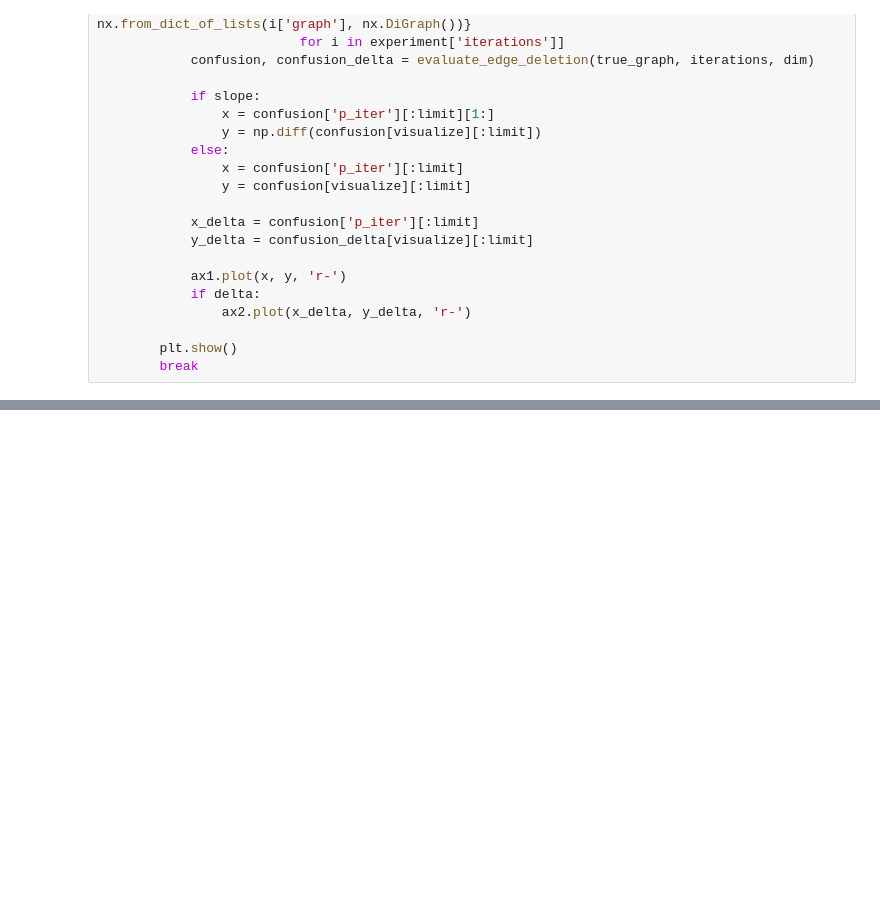
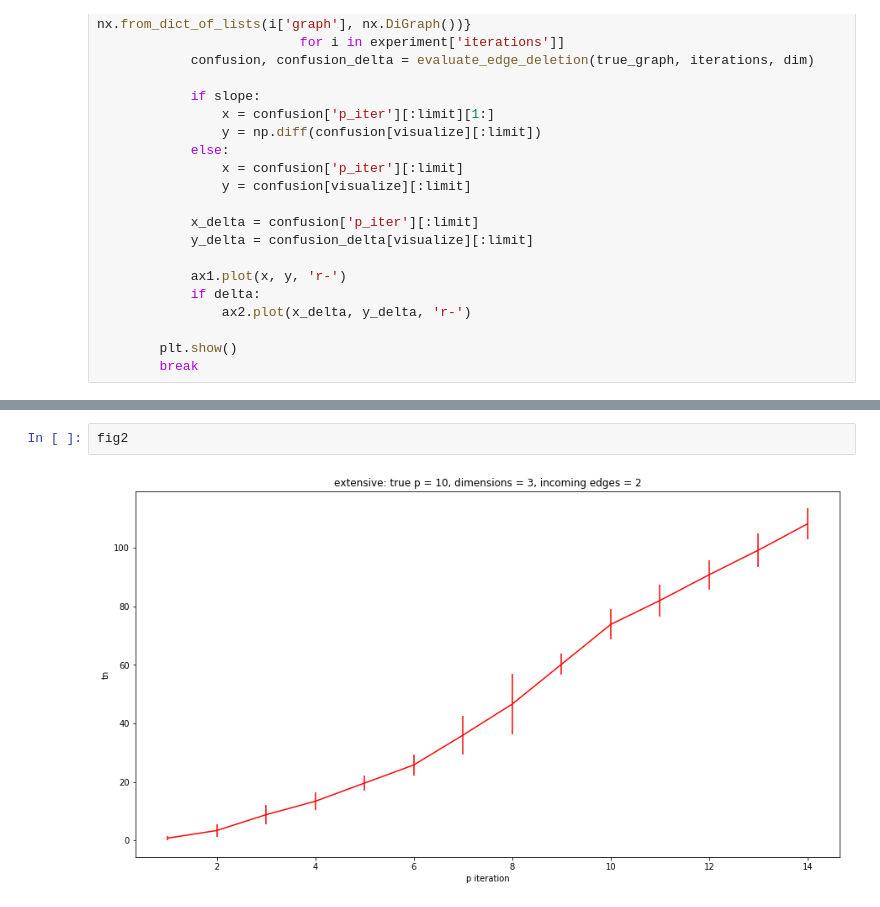
Before and after one commit to danthe96/CIoTS, a Jupyter notebook: visualize_edge_deletion.ipynb, the cells around one changed output, grey strips where cells are left out. Cells and saved outputs as stored; diff of their text form; blank space fills up the shorter version.

```diff
--- a/visualize_edge_deletion.ipynb
+++ b/visualize_edge_deletion.ipynb
@@ -107,0 +211,4 @@ plot_experiments(p, in_edges, dim, 'tn', limit, results, title='pc1', slope=True
+# %%
+fig2
+# %% [output]
+[figure, added]
```
Also changed, not shown: parts of 13 cells of this notebook, 16 other files.
